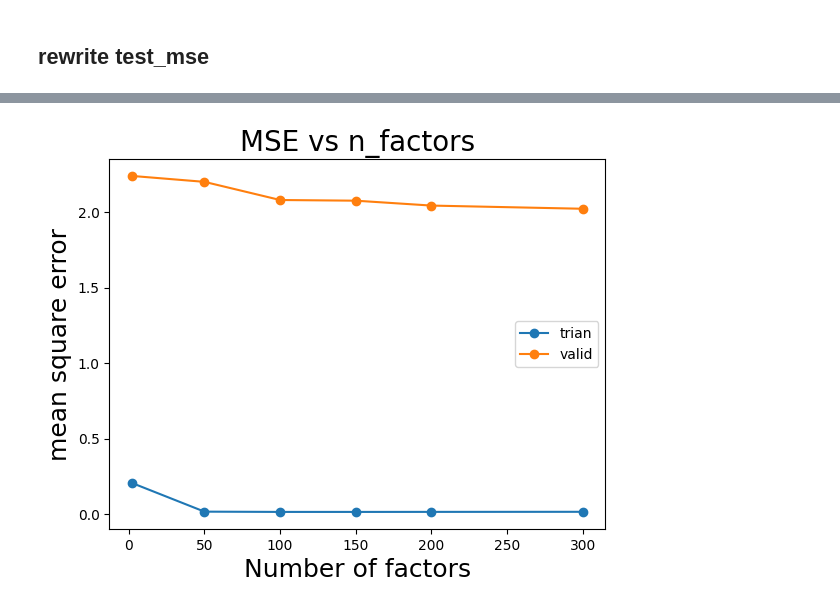
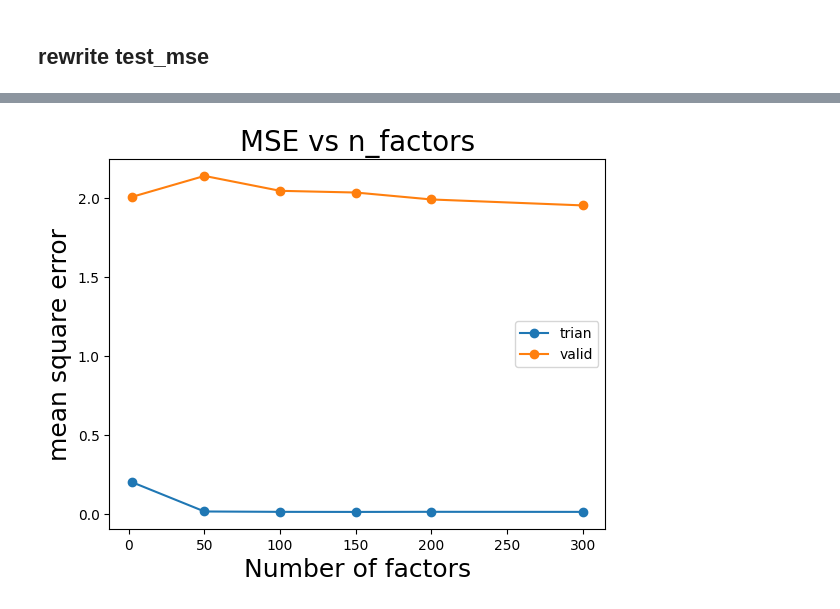
Before and after one commit to pei-chen-k/DSC210_project, a Jupyter notebook: 210_project_MatrixFactorization.ipynb, the cells around one changed output, grey strips where cells are left out. Cells and saved outputs as stored; diff of their text form; code cells hidden in the pictures.

```diff
--- a/210_project_MatrixFactorization.ipynb
+++ b/210_project_MatrixFactorization.ipynb
@@ -155,6 +162,7 @@ train_mse_list = []
 valid_mse_list = []
 best_valid_mse = 1000
 best_MF = 0
+MF_list = []
 best_MF_training_time = 0
 best_factors = 0
 
@@ -165,6 +173,7 @@ for factors in factors_list:
   valid_mse, _ = find_test_mse(MF, raw_valid.u.values, raw_valid.i.values,
                                raw_valid.rating.values)
   valid_mse_list.append(valid_mse)
+  MF_list.append(MF)
   if valid_mse < best_valid_mse:
     best_valid_mse = valid_mse
     best_MF = MF
@@ -223,21 +239,11 @@ def find_test_mse2(MF, u, i, rating):
 
   return test_mse, time_used_for_prediction
 # %%
-factors_list = [2, 50, 100, 150, 200, 300]
-train_mse_list = []
-valid_mse_list = []
-best_valid_mse = 1000
-best_MF = 0
-best_MF_training_time = 0
-best_factors = 0
-
-for factors in factors_list:
-  MF = MatrixFactorization(S_train, factors, verbose=False)
-  MF.fit()
-  train_mse_list.append(MF.mse_lst[-1])
-  valid_mse, _ = find_test_mse2(MF, raw_valid.u.values, raw_valid.i.values,
+new_valid_mse_list = []
+for mf in MF_list:
+  valid_mse, _ = find_test_mse2(mf, raw_valid.u.values, raw_valid.i.values,
                                raw_valid.rating.values)
-  valid_mse_list.append(valid_mse)
+  new_valid_mse_list.append(valid_mse)
   if valid_mse < best_valid_mse:
     best_valid_mse = valid_mse
     best_MF = MF
@@ -257,13 +256,13 @@ print(best_factors, best_valid_mse, best_MF_training_time)
 # %%
 plt.plot(factors_list, train_mse_list, marker='o', label = "trian")
-plt.plot(factors_list, valid_mse_list, marker='o', label = "valid")
+plt.plot(factors_list, new_valid_mse_list, marker='o', label = "valid")
 plt.legend()
 plt.title("MSE vs n_factors", fontsize=20)
 plt.xlabel('Number of factors', fontsize=18)
 plt.ylabel('mean square error', fontsize=18)
 plt.show()
 # %% [output]
-[figure, old version]
+[figure, new version]
 # %%
 best_MF.plot_the_score()
 # %% [output]
```
Also changed, not shown: parts of 13 cells of this notebook.
